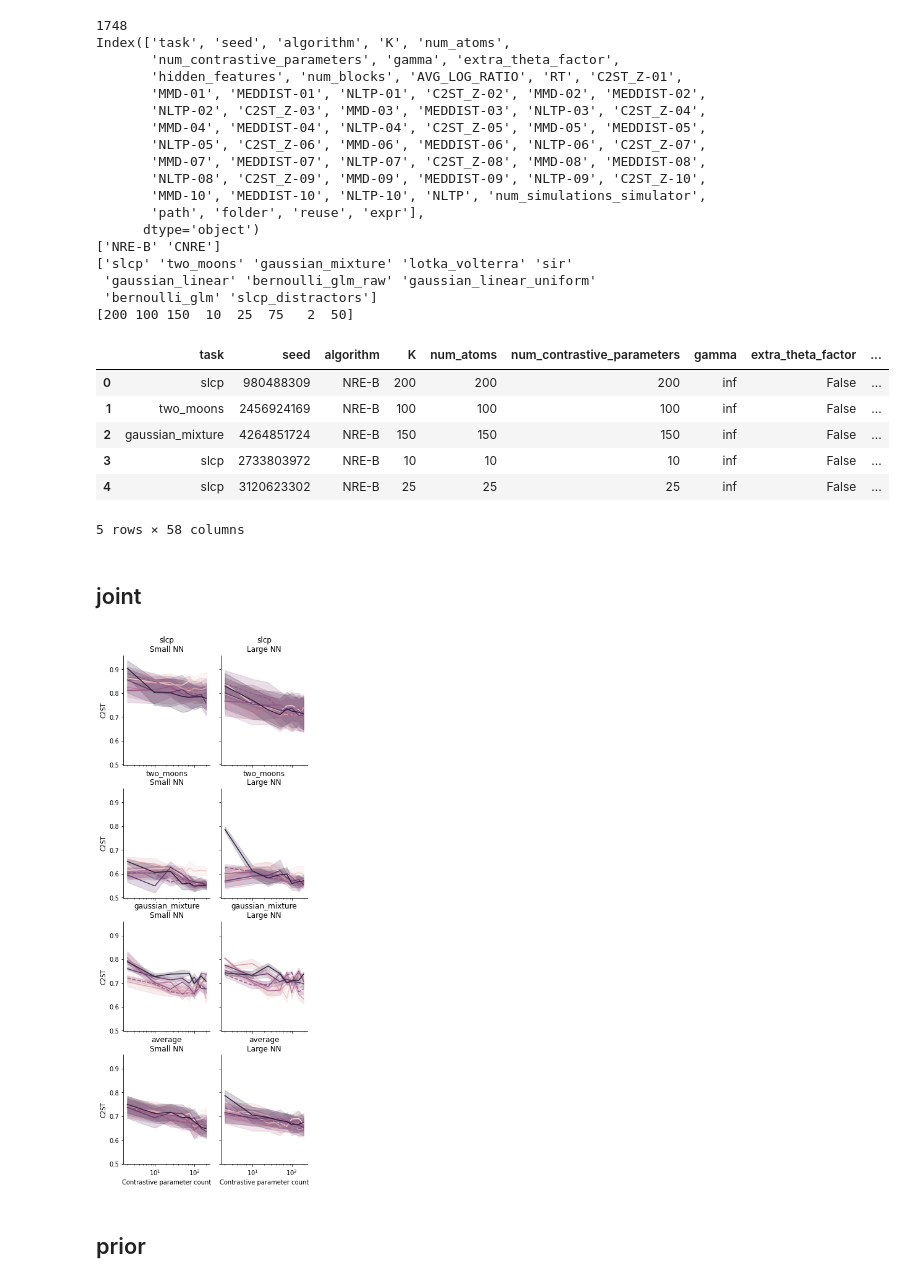
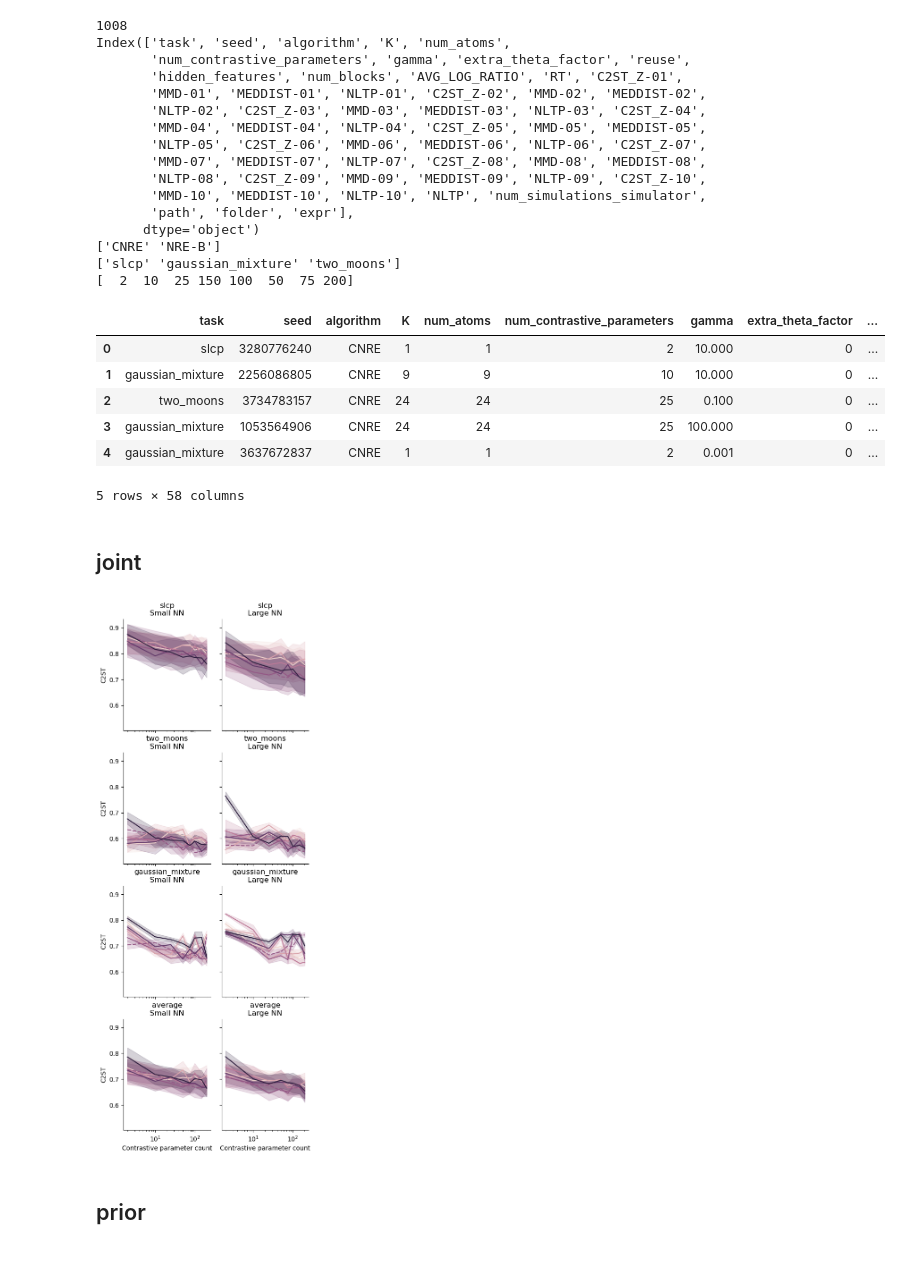
Before and after one commit to bkmi/cnre, a Jupyter notebook: infinite/02 relplots.ipynb, the cells around one changed output. Cells and saved outputs as stored; diff of their text form; code cells hidden in the pictures.

```diff
--- a/infinite/02 relplots.ipynb
+++ b/infinite/02 relplots.ipynb
@@ -20,63 +20,55 @@ from notebook import nre_gamma_default, prepare_df_for_plot, get_metrics, wide_t
 # %%
 df_prior = get_metrics(
     [
-        "metrics-prior.csv",
+        "fix-prior.csv",
     ],
     "prior",
 )
 df_joint = get_metrics(
     [
-        "metrics-joint.csv",
+        "fix-joint.csv",
     ],
     "joint",
 )
 df_bench = get_metrics(
     [
-        "metrics-bench.csv",
+        "fix-bench.csv",
     ],
     "bench",
 )
-# df_bench_extra = get_metrics(
-#     [
-#         "metrics-bench-extra.csv",
-#     ],
-#     "bench",
-# )
 
-df = pd.concat([df_joint, df_prior, df_bench, df_bench_extra], ignore_index=True)
+df = pd.concat([df_joint, df_prior, df_bench], ignore_index=True)
 df["gamma"] = df["gamma"].fillna(nre_gamma_default)
 
 print(len(df))
 print(df.columns)
 print(df["algorithm"].unique())
 print(df["task"].unique())
 print(df["num_contrastive_parameters"].unique())
 df.head()
 # %% [output]
-1748
+1008
 Index(['task', 'seed', 'algorithm', 'K', 'num_atoms',
-       'num_contrastive_parameters', 'gamma', 'extra_theta_factor',
+       'num_contrastive_parameters', 'gamma', 'extra_theta_factor', 'reuse',
        'hidden_features', 'num_blocks', 'AVG_LOG_RATIO', 'RT', 'C2ST_Z-01',
        'MMD-01', 'MEDDIST-01', 'NLTP-01', 'C2ST_Z-02', 'MMD-02', 'MEDDIST-02',
        'NLTP-02', 'C2ST_Z-03', 'MMD-03', 'MEDDIST-03', 'NLTP-03', 'C2ST_Z-04',
        'MMD-04', 'MEDDIST-04', 'NLTP-04', 'C2ST_Z-05', 'MMD-05', 'MEDDIST-05',
        'NLTP-05', 'C2ST_Z-06', 'MMD-06', 'MEDDIST-06', 'NLTP-06', 'C2ST_Z-07',
        'MMD-07', 'MEDDIST-07', 'NLTP-07', 'C2ST_Z-08', 'MMD-08', 'MEDDIST-08',
        'NLTP-08', 'C2ST_Z-09', 'MMD-09', 'MEDDIST-09', 'NLTP-09', 'C2ST_Z-10',
        'MMD-10', 'MEDDIST-10', 'NLTP-10', 'NLTP', 'num_simulations_simulator',
-       'path', 'folder', 'reuse', 'expr'],
+       'path', 'folder', 'expr'],
       dtype='object')
-['NRE-B' 'CNRE']
-['slcp' 'two_moons' 'gaussian_mixture' 'lotka_volterra' 'sir'
- 'gaussian_linear' 'bernoulli_glm_raw' 'gaussian_linear_uniform'
- 'bernoulli_glm' 'slcp_distractors']
-[200 100 150  10  25  75   2  50]
+['CNRE' 'NRE-B']
+['slcp' 'gaussian_mixture' 'two_moons']
+[  2  10  25 150 100  50  75 200]
 |  | task | seed | algorithm | K | num_atoms | num_contrastive_parameters | gamma | extra_theta_factor | ... |
-| 0 | slcp | 980488309 | NRE-B | 200 | 200 | 200 | inf | False | ... |
-| 1 | two_moons | 2456924169 | NRE-B | 100 | 100 | 100 | inf | False | ... |
-| 2 | gaussian_mixture | 4264851724 | NRE-B | 150 | 150 | 150 | inf | False | ... |
-| 3 | slcp | 2733803972 | NRE-B | 10 | 10 | 10 | inf | False | ... |
-| 4 | slcp | 3120623302 | NRE-B | 25 | 25 | 25 | inf | False | ... |
+| 0 | slcp | 3280776240 | CNRE | 1 | 1 | 2 | 10.000 | 0 | ... |
+| 1 | gaussian_mixture | 2256086805 | CNRE | 9 | 9 | 10 | 10.000 | 0 | ... |
+| 2 | two_moons | 3734783157 | CNRE | 24 | 24 | 25 | 0.100 | 0 | ... |
+| 3 | gaussian_mixture | 1053564906 | CNRE | 24 | 24 | 25 | 100.000 | 0 | ... |
+| 4 | gaussian_mixture | 3637672837 | CNRE | 1 | 1 | 2 | 0.001 | 0 | ... |
 5 rows × 58 columns
 # %%
 df_wide, grp = wide_to_long(df)
@@ -135,7 +127,7 @@ for key, ax in fg.axes_dict.items():
 fg.fig.subplots_adjust(top=1.2)
 plt.savefig("rel-joint.pdf", dpi=300, bbox_inches="tight")
 # %% [output]
-[figure, old version]
+[figure, new version]
 # %% [markdown]
 ## prior
 # %%
```
Also changed, not shown: parts of 5 cells of this notebook, 8 other files.
